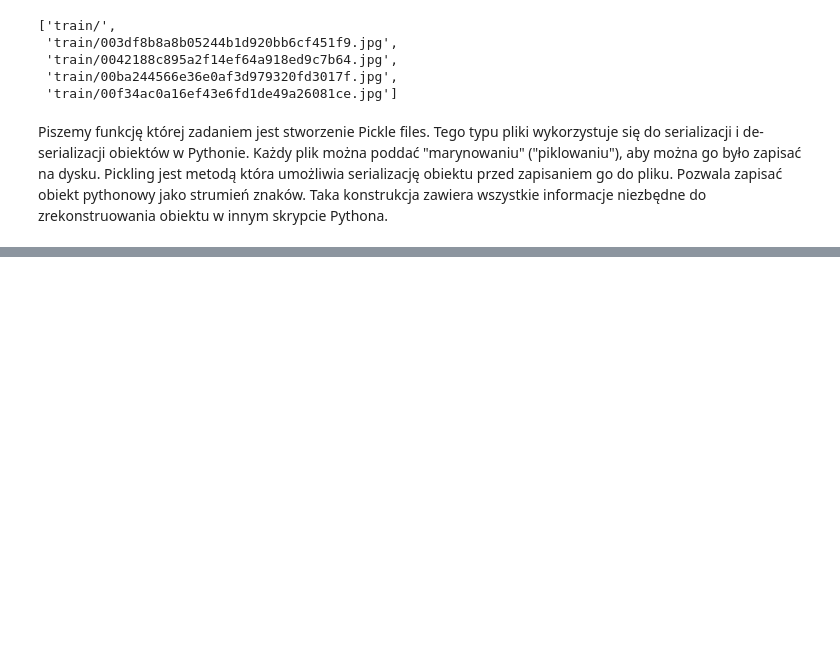
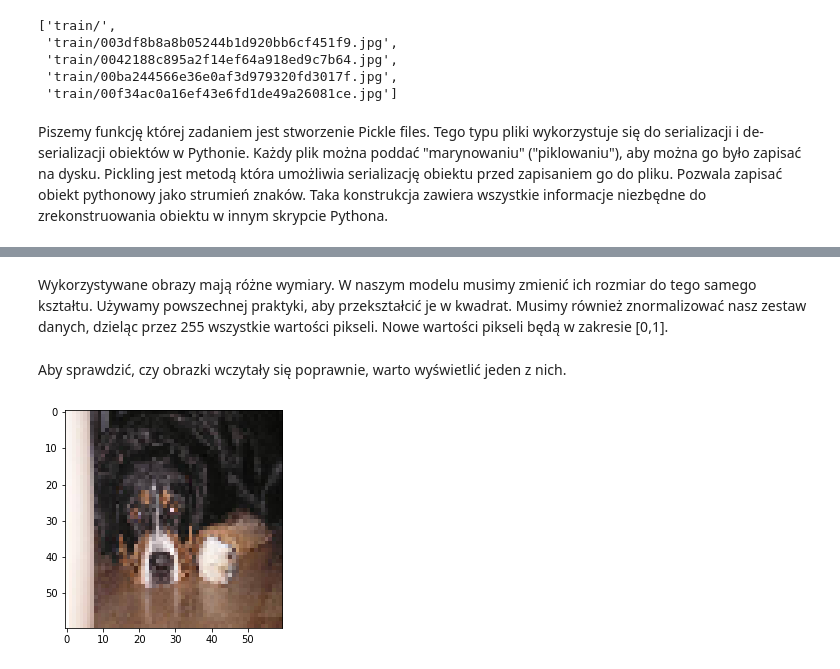
Before and after one commit to mic9410/dog-breeds-classification, a Jupyter notebook: Projekt końcowy.ipynb, the cells around one changed output, grey strips where cells are left out. Drawn from its saved outputs; the diff is of its cells as text; code cells hidden in the pictures; blank space fills up the shorter version.

Commit message:
Data normalisation

```diff
--- a/Projekt końcowy.ipynb
+++ b/Projekt końcowy.ipynb
@@ -99,0 +107,3 @@ data_base_creator(archivezip = archive_test, nwidth = image_resize, nheight = im
+# %%
+test = pickle.load(open("test.p", "rb"))
+test.shape
@@ -99,0 +112,3 @@ data_base_creator(archivezip = archive_test, nwidth = image_resize, nheight = im
+# %%
+train = pickle.load(open("train.p", "rb"))
+train.shape
@@ -99,0 +139,4 @@ data_base_creator(archivezip = archive_test, nwidth = image_resize, nheight = im
+# %%
+labels = pd.read_csv("dataset/labels.csv")
+# Preview the first 5 lines of the loaded data
+labels.head()
@@ -99,0 +150,29 @@ data_base_creator(archivezip = archive_test, nwidth = image_resize, nheight = im
+# %% [markdown]
+Wykorzystywane obrazy mają różne wymiary. W naszym modelu musimy zmienić ich rozmiar do tego samego kształtu. Używamy powszechnej praktyki, aby przekształcić je w kwadrat. Musimy również znormalizować nasz zestaw danych, dzieląc przez 255 wszystkie wartości pikseli. Nowe wartości pikseli będą w zakresie [0,1].
+# %%
+image_resize = 60
+nwidth = image_resize
+nheight = image_resize
+
+# nwidth x nheight = number of features because images are nwidth x nheight pixels
+s = (len(labels['breed']), nwidth, nheight,3)
+allImage = np.zeros(s)
+
+i = 0
+for f, breed in labels.values:
+    image = PIL.Image.open('dataset/train/{}.jpg'.format(f))
+    image = image.resize((nwidth, nheight))
+    image = np.array(image)
+    image = np.clip(image/255.0, 0.0, 1.0) # 255 = max of the value of a pixel
+    i += 1
+    allImage[i-1]=image
+
+    train = allImage
+# %% [markdown]
+Aby sprawdzić, czy obrazki wczytały się poprawnie, warto wyświetlić jeden z nich.
+# %%
+sample_img = train[200,:,:,:]
+plt.imshow(sample_img)
+plt.show()
+# %% [output]
+[figure, added]
```
Also changed, not shown: parts of 11 cells of this notebook.
